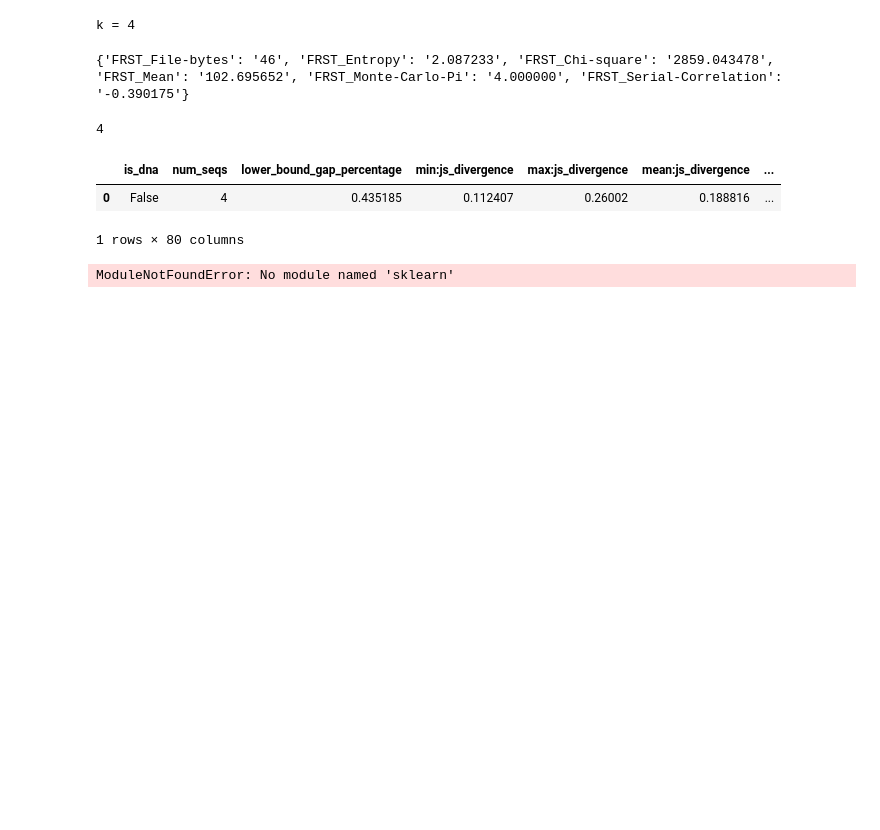
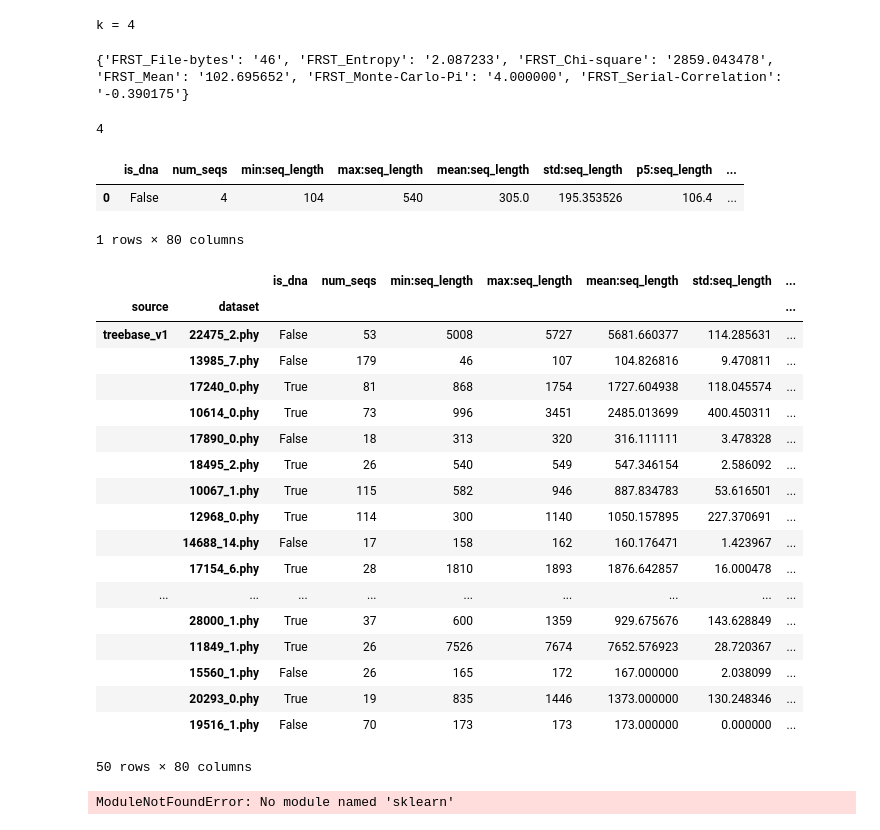
Before and after one commit to MaBody/aldiscore, a Jupyter notebook: notebooks/feature_dev.ipynb, the cells around one changed output. Saved outputs shown, nothing was run; the diff lists cells and outputs as text; code cells hidden in the pictures; blank space fills up the shorter version.

```diff
--- a/notebooks/feature_dev.ipynb
+++ b/notebooks/feature_dev.ipynb
@@ -37,9 +29,13 @@ import pandas as pd
 # %% [output]
 {'FRST_File-bytes': '46', 'FRST_Entropy': '2.087233', 'FRST_Chi-square': '2859.043478', 'FRST_Mean': '102.695652', 'FRST_Monte-Carlo-Pi': '4.000000', 'FRST_Serial-Correlation': '-0.390175'}
 # %%
-import numpy as np
+TEST_FILE_AA = Path("data/aa.fasta")
+TEST_FILE_DNA = Path("data/dna.fasta")
 
+sequences = list(SeqIO.parse(TEST_FILE_AA, "fasta"))
+print("k =", len(sequences))
 dummy = sequences
+
 print(len(dummy))
 extractor = FeatureExtractor(dummy)
 # feat_df = extractor.compute()
@@ -50,9 +46,50 @@ feats = extractor.compute()
 feats
 # %% [output]
 4
-|  | is_dna | num_seqs | lower_bound_gap_percentage | min:js_divergence | max:js_divergence | mean:js_divergence | ... |
-| 0 | False | 4 | 0.435185 | 0.112407 | 0.26002 | 0.188816 | ... |
+|  | is_dna | num_seqs | min:seq_length | max:seq_length | mean:seq_length | std:seq_length | p5:seq_length | ... |
+| 0 | False | 4 | 104 | 540 | 305.0 | 195.353526 | 106.4 | ... |
 1 rows × 80 columns
+# %%
+from tqdm import tqdm
+
+source = "treebase_v1"
+data_dir = Path("/hits/fast/cme/bodynems/data/paper") / source
+datasets = list(
+    filter(lambda name: os.path.isdir(data_dir / name), os.listdir(data_dir))
+)
+
+feats_dict = {}
+for i, dataset in tqdm(enumerate(datasets)):
+    seqs = list(SeqIO.parse(data_dir / dataset / "sequences.fasta", format="fasta"))
+    feats = FeatureExtractor(seqs).compute()
+    feats_dict[(source, dataset)] = feats
+    if i >= 49:
+        break
+feat_df = pd.concat(feats_dict.values(), axis=0, ignore_index=True)
+feat_df.index = pd.MultiIndex.from_tuples(
+    feats_dict.keys(), names=["source", "dataset"]
+)
+feat_df.info()
+# %% [output]
+|  |  | is_dna | num_seqs | min:seq_length | max:seq_length | mean:seq_length | std:seq_length | ... |
+| source | dataset |  |  |  |  |  |  | ... |
+| treebase_v1 | 22475_2.phy | False | 53 | 5008 | 5727 | 5681.660377 | 114.285631 | ... |
+|  | 13985_7.phy | False | 179 | 46 | 107 | 104.826816 | 9.470811 | ... |
+|  | 17240_0.phy | True | 81 | 868 | 1754 | 1727.604938 | 118.045574 | ... |
+|  | 10614_0.phy | True | 73 | 996 | 3451 | 2485.013699 | 400.450311 | ... |
+|  | 17890_0.phy | False | 18 | 313 | 320 | 316.111111 | 3.478328 | ... |
+|  | 18495_2.phy | True | 26 | 540 | 549 | 547.346154 | 2.586092 | ... |
+|  | 10067_1.phy | True | 115 | 582 | 946 | 887.834783 | 53.616501 | ... |
+|  | 12968_0.phy | True | 114 | 300 | 1140 | 1050.157895 | 227.370691 | ... |
+|  | 14688_14.phy | False | 17 | 158 | 162 | 160.176471 | 1.423967 | ... |
+|  | 17154_6.phy | True | 28 | 1810 | 1893 | 1876.642857 | 16.000478 | ... |
+| ... | ... | ... | ... | ... | ... | ... | ... | ... |
+|  | 28000_1.phy | True | 37 | 600 | 1359 | 929.675676 | 143.628849 | ... |
+|  | 11849_1.phy | True | 26 | 7526 | 7674 | 7652.576923 | 28.720367 | ... |
+|  | 15560_1.phy | False | 26 | 165 | 172 | 167.000000 | 2.038099 | ... |
+|  | 20293_0.phy | True | 19 | 835 | 1446 | 1373.000000 | 130.248346 | ... |
+|  | 19516_1.phy | False | 70 | 173 | 173 | 173.000000 | 0.000000 | ... |
+50 rows × 80 columns
 # %%
 from sklearn.ensemble import RandomForestRegressor
 
```
Also changed, not shown: parts of 2 cells of this notebook.
